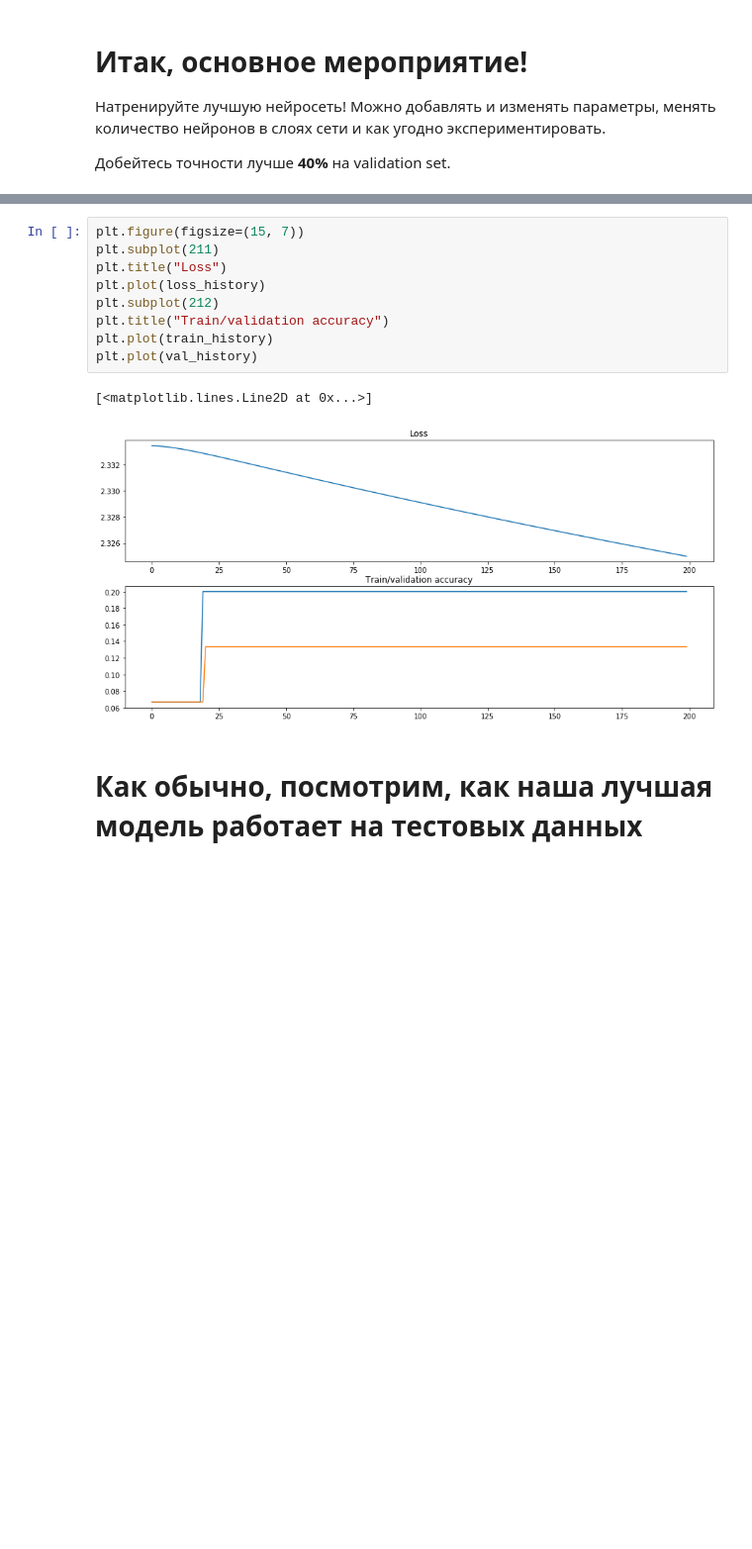
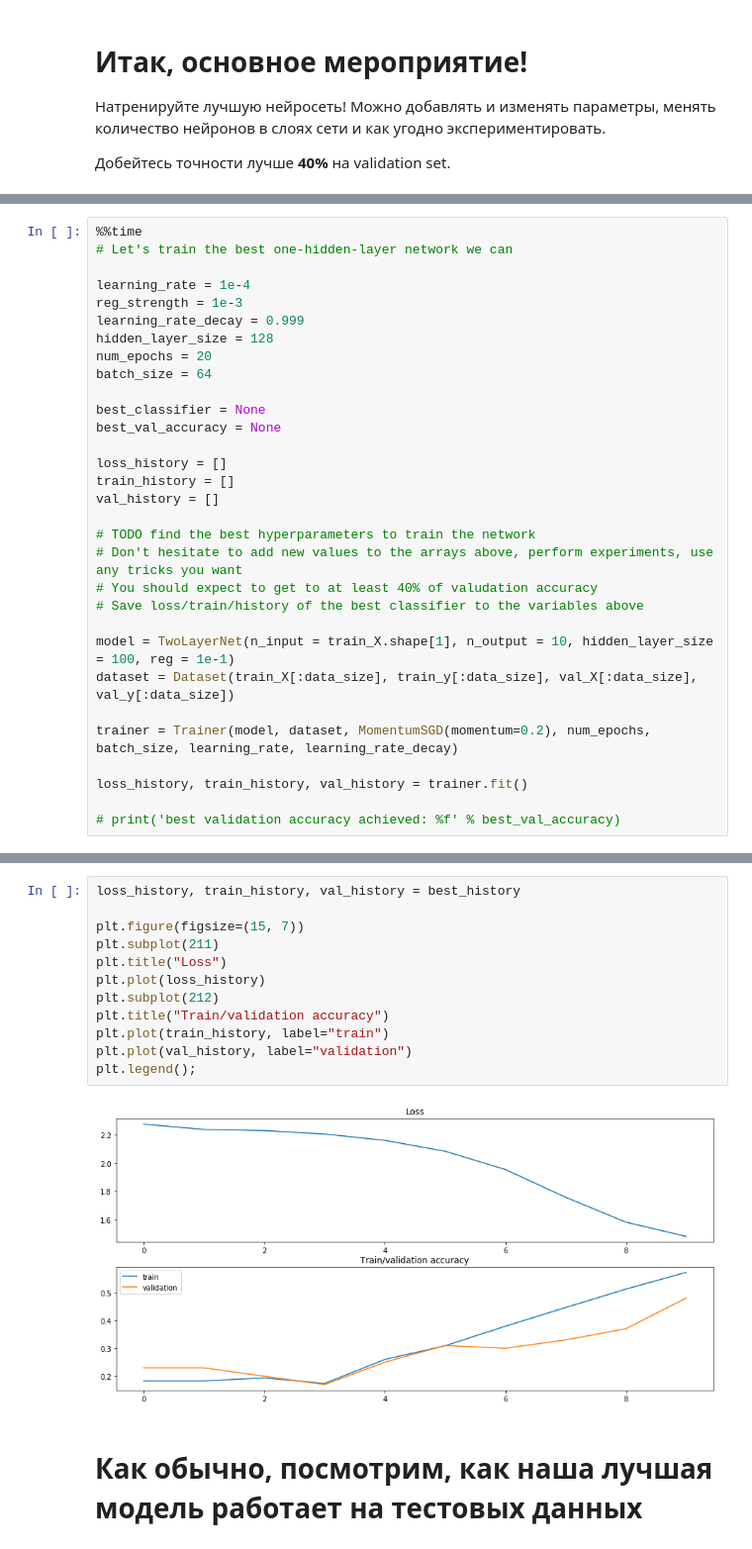
Before and after one commit to shereshevskiy/dlcourse_ai, a Jupyter notebook: assignments/assignment2/Neural Network.ipynb, the cells around one changed output, grey strips where cells are left out. Shown at 99% size. Drawn from its saved outputs; the diff is of its cells as text; blank space fills up the shorter version.

```diff
--- a/assignments/assignment2/Neural Network.ipynb
+++ b/assignments/assignment2/Neural Network.ipynb
@@ -434,0 +405,31 @@ best validation accuracy achieved: 0.133333
+# %%
+%%time
+# Let's train the best one-hidden-layer network we can
+
+learning_rate = 1e-4
+reg_strength = 1e-3
+learning_rate_decay = 0.999
+hidden_layer_size = 128
+num_epochs = 20
+batch_size = 64
+
+best_classifier = None
+best_val_accuracy = None
+
+loss_history = []
+train_history = []
+val_history = []
+
+# TODO find the best hyperparameters to train the network
+# Don't hesitate to add new values to the arrays above, perform experiments, use any tricks you want
+# You should expect to get to at least 40% of valudation accuracy
+# Save loss/train/history of the best classifier to the variables above
+
+model = TwoLayerNet(n_input = train_X.shape[1], n_output = 10, hidden_layer_size = 100, reg = 1e-1)
+dataset = Dataset(train_X[:data_size], train_y[:data_size], val_X[:data_size], val_y[:data_size])
+
+trainer = Trainer(model, dataset, MomentumSGD(momentum=0.2), num_epochs, batch_size, learning_rate, learning_rate_decay)
+
+loss_history, train_history, val_history = trainer.fit()
+
+# print('best validation accuracy achieved: %f' % best_val_accuracy)
@@ -435,15 +543,17 @@ best validation accuracy achieved: 0.133333
 # %%
+loss_history, train_history, val_history = best_history
+
 plt.figure(figsize=(15, 7))
 plt.subplot(211)
 plt.title("Loss")
 plt.plot(loss_history)
 plt.subplot(212)
 plt.title("Train/validation accuracy")
-plt.plot(train_history)
-plt.plot(val_history)
+plt.plot(train_history, label="train")
+plt.plot(val_history, label="validation")
+plt.legend();
 # %% [output]
-[<matplotlib.lines.Line2D at 0x...>]
-[figure, old version]
+[figure, new version]
 # %% [markdown]
 # Как обычно, посмотрим, как наша лучшая модель работает на тестовых данных
 # %%
```
Also changed, not shown: parts of 12 cells of this notebook, 1 other file.
